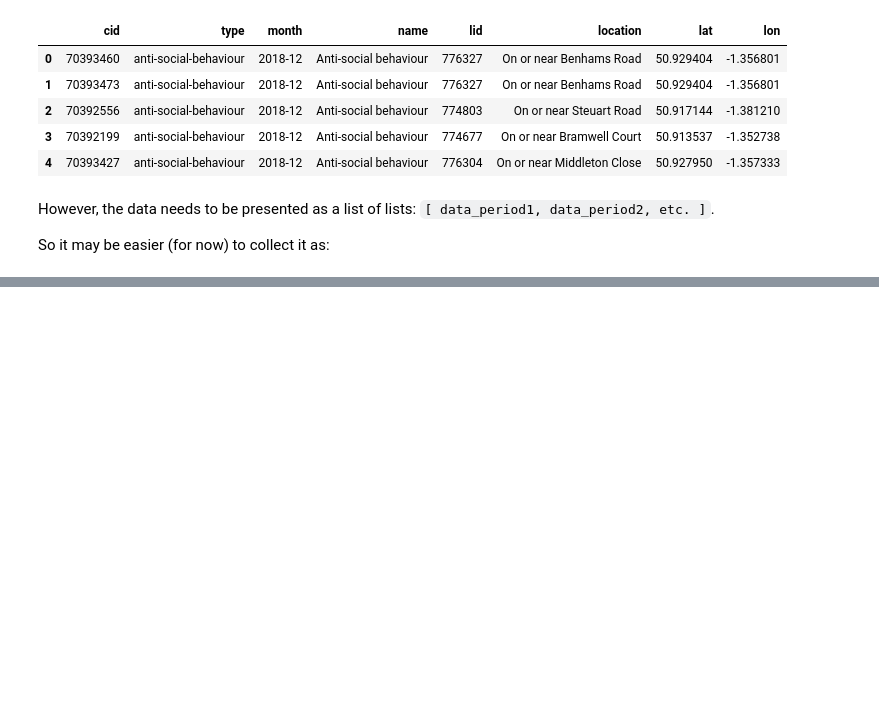
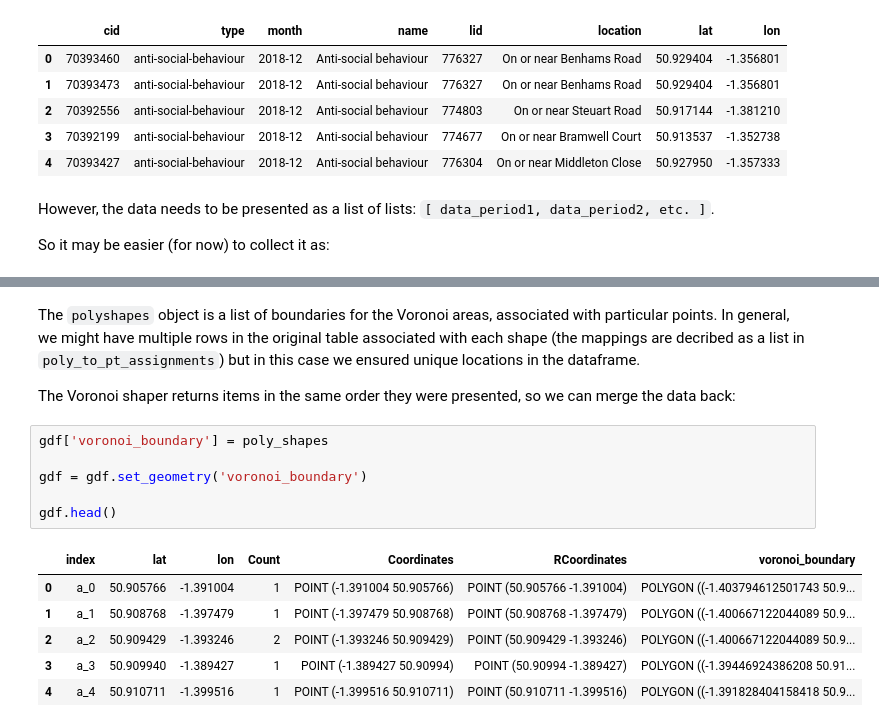
Before and after one commit to psychemedia/crime-data-demo, a Jupyter notebook: Police API Demo.ipynb, the cells around one changed output, grey strips where cells are left out. Saved outputs shown, nothing was run; the diff lists cells and outputs as text; blank space fills up the shorter version.

```diff
--- a/Police API Demo.ipynb
+++ b/Police API Demo.ipynb
@@ -382,0 +517,17 @@ m
+# %% [markdown]
+The `polyshapes` object is a list of boundaries for the Voronoi areas, associated with particular points. In general, we might have multiple rows in the original table associated with each shape (the mappings are decribed as a list in `poly_to_pt_assignments`) but in this case we ensured unique locations in the dataframe.
+
+The Voronoi shaper returns items in the same order they were presented, so we can merge the data back:
+# %%
+gdf['voronoi_boundary'] = poly_shapes
+
+gdf = gdf.set_geometry('voronoi_boundary')
+
+gdf.head()
+# %% [output]
+|  | index | lat | lon | Count | Coordinates | RCoordinates | voronoi_boundary |
+| 0 | a_0 | 50.905766 | -1.391004 | 1 | POINT (-1.391004 50.905766) | POINT (50.905766 -1.391004) | POLYGON ((-1.403794612501743 50.9... |
+| 1 | a_1 | 50.908768 | -1.397479 | 1 | POINT (-1.397479 50.908768) | POINT (50.908768 -1.397479) | POLYGON ((-1.400667122044089 50.9... |
+| 2 | a_2 | 50.909429 | -1.393246 | 2 | POINT (-1.393246 50.909429) | POINT (50.909429 -1.393246) | POLYGON ((-1.400667122044089 50.9... |
+| 3 | a_3 | 50.909940 | -1.389427 | 1 | POINT (-1.389427 50.90994) | POINT (50.90994 -1.389427) | POLYGON ((-1.39446924386208 50.91... |
+| 4 | a_4 | 50.910711 | -1.399516 | 1 | POINT (-1.399516 50.910711) | POINT (50.910711 -1.399516) | POLYGON ((-1.391828404158418 50.9... |
```
Also changed, not shown: parts of 32 cells of this notebook.
